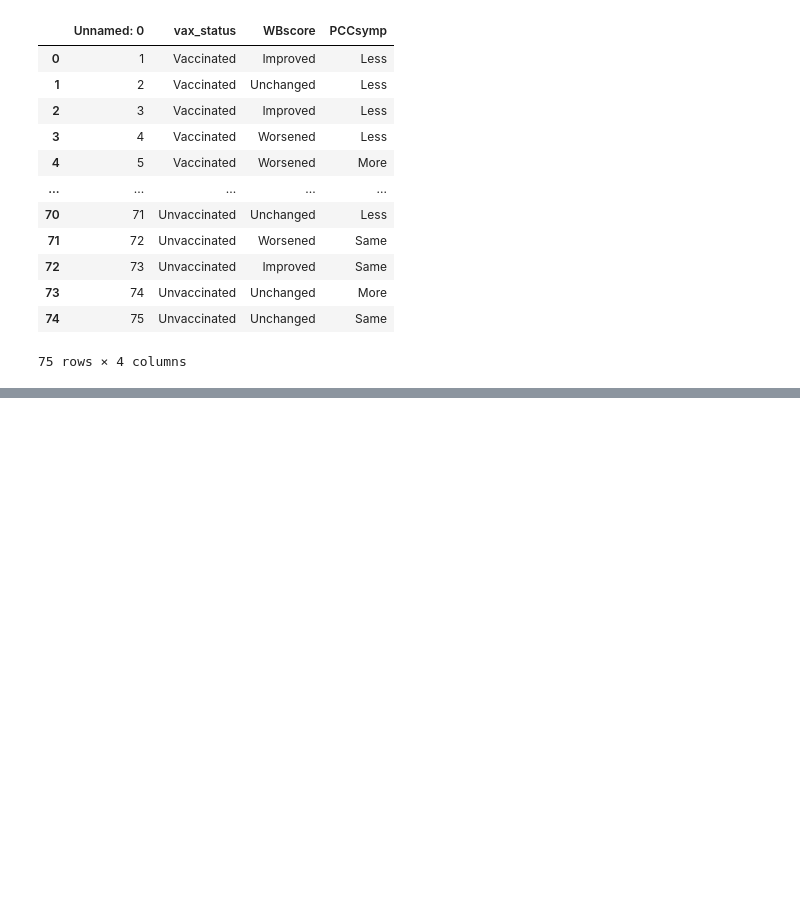
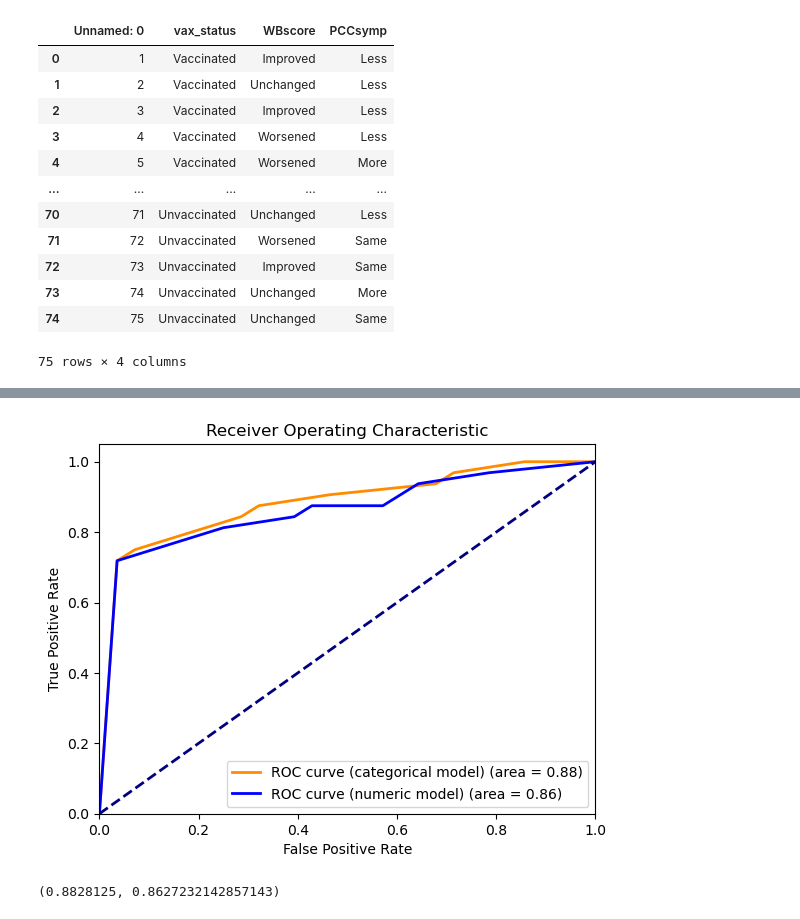
Before and after one commit to giomhern/machine-learning-spring-2024, a Jupyter notebook: week3/hw-notebooks/hw3.ipynb, the cells around one changed output, grey strips where cells are left out. Cells and saved outputs as stored; diff of their text form; code cells hidden in the pictures; blank space fills up the shorter version.

```diff
--- a/week3/hw-notebooks/hw3.ipynb
+++ b/week3/hw-notebooks/hw3.ipynb
@@ -119,0 +28,20 @@ PCCsymp        1.7359      0.694      2.501      0.012       0.375       3.097
+# %%
+from sklearn.model_selection import train_test_split
+from sklearn.preprocessing import OneHotEncoder
+from sklearn.linear_model import LogisticRegression
+from sklearn.metrics import roc_curve, auc
+import statsmodels.api as sm
+data_encoded = pd.get_dummies(
+    vax_data, columns=['WBscore', 'PCCsymp'], drop_first=True)
+X = data_encoded.drop(['Unnamed: 0', 'vax_status'], axis=1)
+X = X.astype(float)
+y = data_encoded['vax_status'].apply(lambda x: 1 if x == 'Vaccinated' else 0)
+
+model = sm.Logit(y, sm.add_constant(X))
+result = model.fit()
+
+result.summary()
+
+
+# from this, we can see that PCCsymp_same and WBScore_unchanged are the most signigicant with
+# values from significantly less than 0.05.
@@ -119,0 +109,47 @@ PCCsymp        1.7359      0.694      2.501      0.012       0.375       3.097
+# %%
+from sklearn.metrics import roc_curve, auc
+import matplotlib.pyplot as plt
+test_data = pd.read_csv(
+    '/Users/giovannimaya/Downloads/data/PCC_study_test.csv')
+
+test_data_encoded = pd.get_dummies(
+    test_data, columns=['WBscore', 'PCCsymp'], drop_first=True)
+X_test_cat = test_data_encoded.drop(
+    ['Unnamed: 0', 'vax_status'], axis=1).astype(float)
+y_test_cat = test_data_encoded['vax_status'].apply(
+    lambda x: 1 if x == 'Vaccinated' else 0)
+
+y_pred_cat_prob = result.predict(sm.add_constant(X_test_cat))
+
+test_data_numeric = test_data.replace(numeric_mapping)
+X_test_numeric = test_data_numeric[['WBscore', 'PCCsymp']].astype(float)
+y_test_numeric = test_data_numeric['vax_status'].apply(
+    lambda x: 1 if x == 'Vaccinated' else 0)
+
+y_pred_numeric_prob = result_numeric.predict(sm.add_constant(X_test_numeric))
+
+fpr_cat, tpr_cat, _ = roc_curve(y_test_cat, y_pred_cat_prob)
+roc_auc_cat = auc(fpr_cat, tpr_cat)
+
+fpr_numeric, tpr_numeric, _ = roc_curve(y_test_numeric, y_pred_numeric_prob)
+roc_auc_numeric = auc(fpr_numeric, tpr_numeric)
+
+plt.figure()
+lw = 2
+plt.plot(fpr_cat, tpr_cat, color='darkorange',
+         lw=lw, label='ROC curve (categorical model) (area = %0.2f)' % roc_auc_cat)
+plt.plot(fpr_numeric, tpr_numeric, color='blue',
+         lw=lw, label='ROC curve (numeric model) (area = %0.2f)' % roc_auc_numeric)
+plt.plot([0, 1], [0, 1], color='navy', lw=lw, linestyle='--')
+plt.xlim([0.0, 1.0])
+plt.ylim([0.0, 1.05])
+plt.xlabel('False Positive Rate')
+plt.ylabel('True Positive Rate')
+plt.title('Receiver Operating Characteristic')
+plt.legend(loc="lower right")
+plt.show()
+
+roc_auc_cat, roc_auc_numeric
+# %% [output]
+[figure, added]
+(0.8828125, 0.8627232142857143)
```
Also changed, not shown: parts of 15 cells of this notebook.
